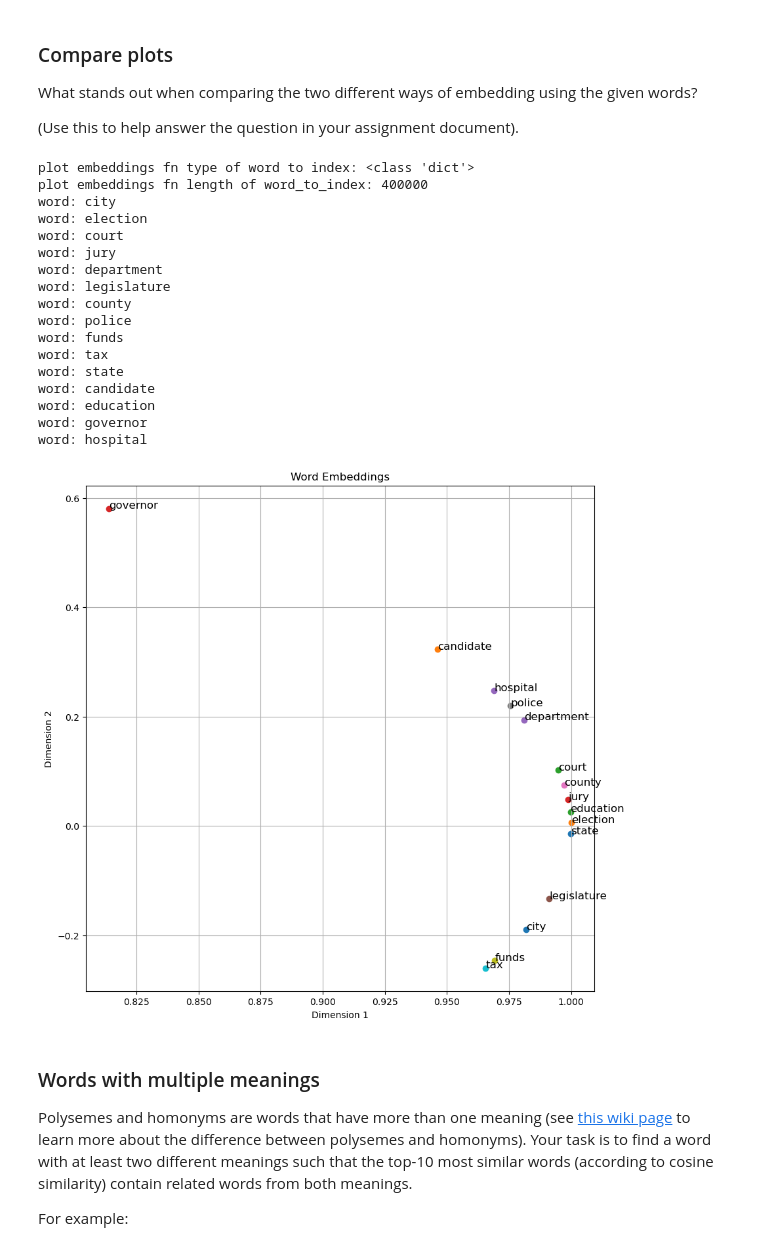
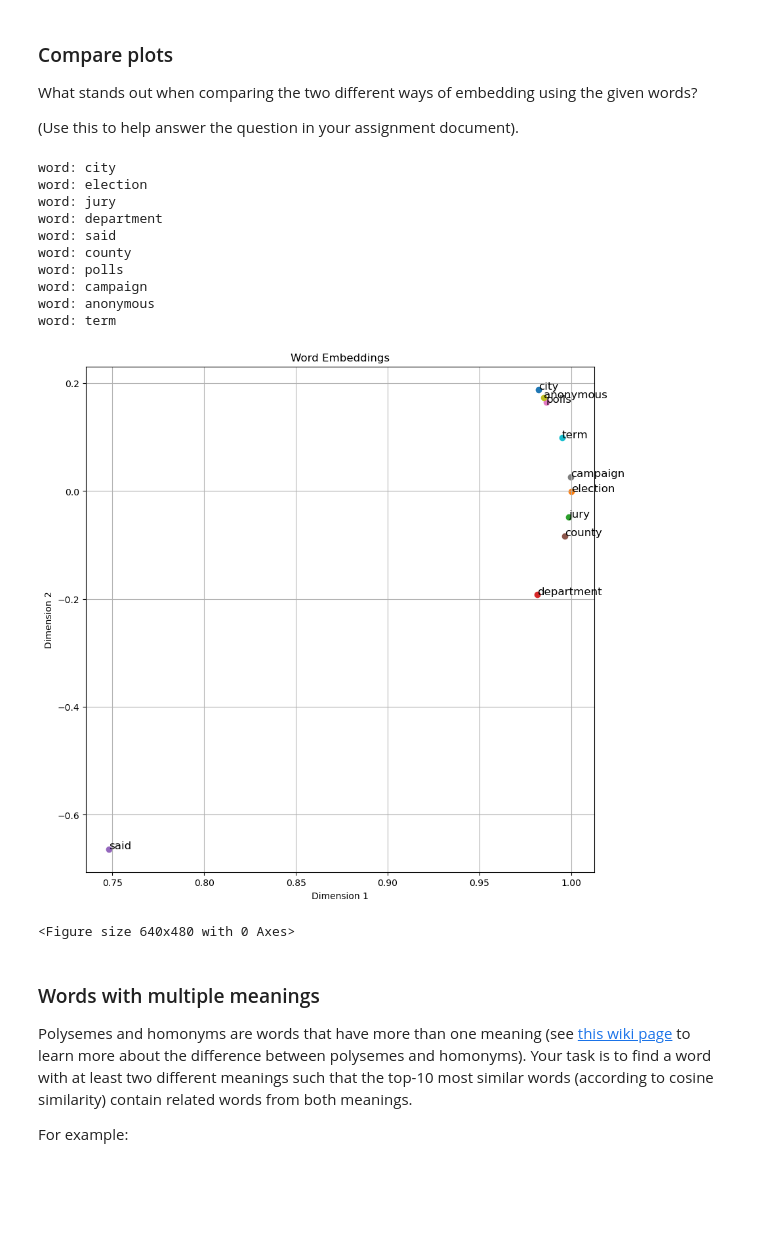
Before and after one commit to kaleem-01/NLP_2025_A2, a Jupyter notebook: NLP_A2 - Part 2 and 3.ipynb, the cells around one changed output. Saved outputs shown, nothing was run; the diff lists cells and outputs as text; code cells hidden in the pictures; blank space fills up the shorter version.

```diff
--- a/NLP_A2 - Part 2 and 3.ipynb
+++ b/NLP_A2 - Part 2 and 3.ipynb
@@ -381,32 +381,17 @@ The co-occurrence matrix provides a numerical representation of word relationshi
 model = NGramModel(corpus, 2)
 tokens = model.tokenize()
 ngrams = model.generate_ngrams(tokens)
-print("Generated n-grams:", ngrams)
-print("type of ngrams:", type(ngrams))
-print("length of ngrams:", len(ngrams))
+# print("Generated n-grams:", ngrams)
+# print("type of ngrams:", type(ngrams))
+# print("length of ngrams:", len(ngrams))
 # print("length of tokens:", len(tokens))
 # print("length of tokens[0]:", len(tokens[0]))
 # print("type of tokens:", type(tokens))
 # print("type of tokens[0]:", type(tokens[0]))
 # print("tokens[0]:", tokens[0])
 # print("tokens[0][0]:", tokens[0][0])
-print("tokens:", tokens)
+# print("tokens:", tokens)
 
-# def create_co_matrix(ngrams: list, vocab_size: int, word_to_index: dict) -> np.ndarray:
-#     co_matrix = np.zeros((vocab_size, vocab_size), dtype=np.int32)
-#     for ngram in ngrams:
-#         for i in range(len(ngram)-1):
-#             word1 = ngram[i]
-#             word2 = ngram[i+1]
-#             if word1 in word_to_index and word2 in word_to_index:
-#                 index1 = word_to_index[word1]
-#                 index2 = word_to_index[word2]
-#                 co_matrix[index1, index2] += 1
-#                 co_matrix[index2, index1] += 1  # Symmetric matrix
-#     # # Normalize the co-occurrence matrix
-#     # co_matrix = co_matrix.astype(np.float32)
-#     # co_matrix /= np.sum(co_matrix, axis=1, keepdims=True)  # Normalize by row sums
-#     return co_matrix
 
 def create_co_matrix(ngrams: dict, vocab_size: int, word_to_index: dict) -> np.ndarray:
     co_matrix = np.zeros((vocab_size, vocab_size), dtype=np.int32)
@@ -422,24 +407,13 @@ def create_co_matrix(ngrams: dict, vocab_size: int, word_to_index: dict) -> np.n
     return co_matrix
 
 
-# Given code
-# vocab = list(set(tokens))
-# Generative AI code soln
-# vocab = list(list(tokens))
-# for token in tokens:
-#     vocab.extend(token)
-# vocab = set(vocab)  # Remove duplicates
-# vocab = list(vocab)  # Convert back to list
 
-# all_tokens = [token for sentence in tokens for token in sentence]
-# vocab = set(all_tokens)
-
-vocab = set(tokens)  # Remove duplicates
+vocab = list(set(tokens))  # Remove duplicates
 
 
 vocab_size = len(vocab)
-print("vocab:", vocab)
-print("vocab_size:", vocab_size)
+# print("vocab:", vocab)
+# print("vocab_size:", vocab_size)
 
 # Create a word-to-index mapping
 word_to_index = {word: idx for idx, word in enumerate(vocab)}
@@ -646,30 +603,22 @@ What stands out when comparing the two different ways of embedding using the giv
 
 (Use this to help answer the question in your assignment document).
 # %%
-# plot_embeddings(M_reduced_normalized, tokens)
-words = ["city", "election", "court", "jury", "department", "legislature", "county", "police", "funds", "tax", "state", "candidate", "education", "governor", "hospital"]
+words = ["city", "election", "jury", "department", "said", "county", "polls", "campaign", "anonymous", "term"]
 # plot_embeddings(M_reduced, word2ind, unique_tokens)
 plot_embeddings(M_reduced_normalized, word2ind, words)
-plt.savefig('./results/word_embeddings_glove_selected_words.png')
 # %% [output]
-plot embeddings fn type of word to index: <class 'dict'>
-plot embeddings fn length of word_to_index: 400000
 word: city
 word: election
-word: court
 word: jury
 word: department
-word: legislature
+word: said
 word: county
-word: police
-word: funds
-word: tax
-word: state
-word: candidate
-word: education
-word: governor
-word: hospital
+word: polls
+word: campaign
+word: anonymous
+word: term
-[figure, old version]
+[figure, new version]
+<Figure size 640x480 with 0 Axes>
 # %% [markdown]
 ### Words with multiple meanings
 Polysemes and homonyms are words that have more than one meaning (see [this wiki page](https://en.wikipedia.org/wiki/Polysemy) to learn more about the difference between polysemes and homonyms). Your task is to find a word with at least two different meanings such that the top-10 most similar words (according to cosine similarity) contain related words from both meanings.
```
Also changed, not shown: parts of 4 cells of this notebook, 3 other files.
